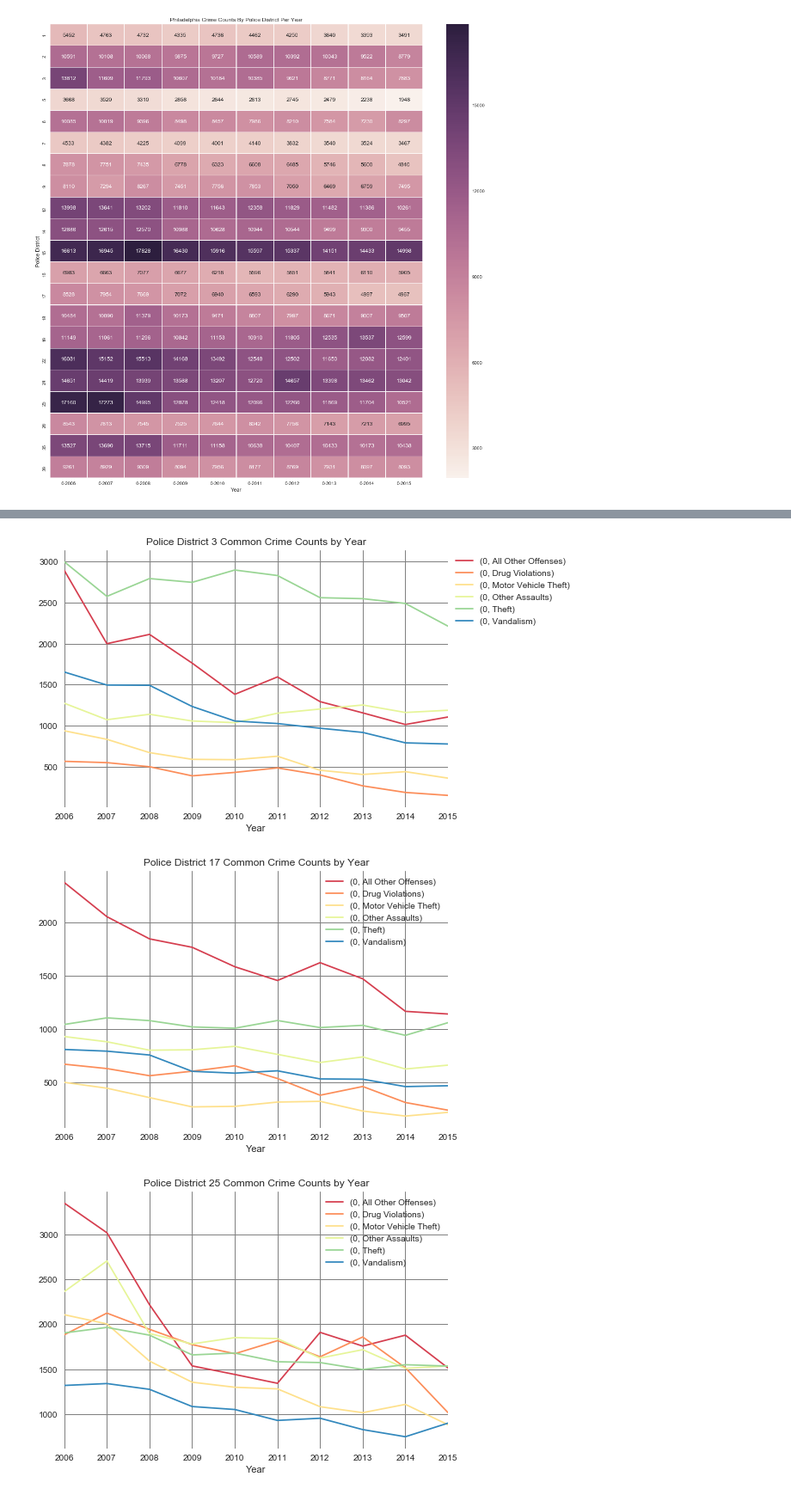
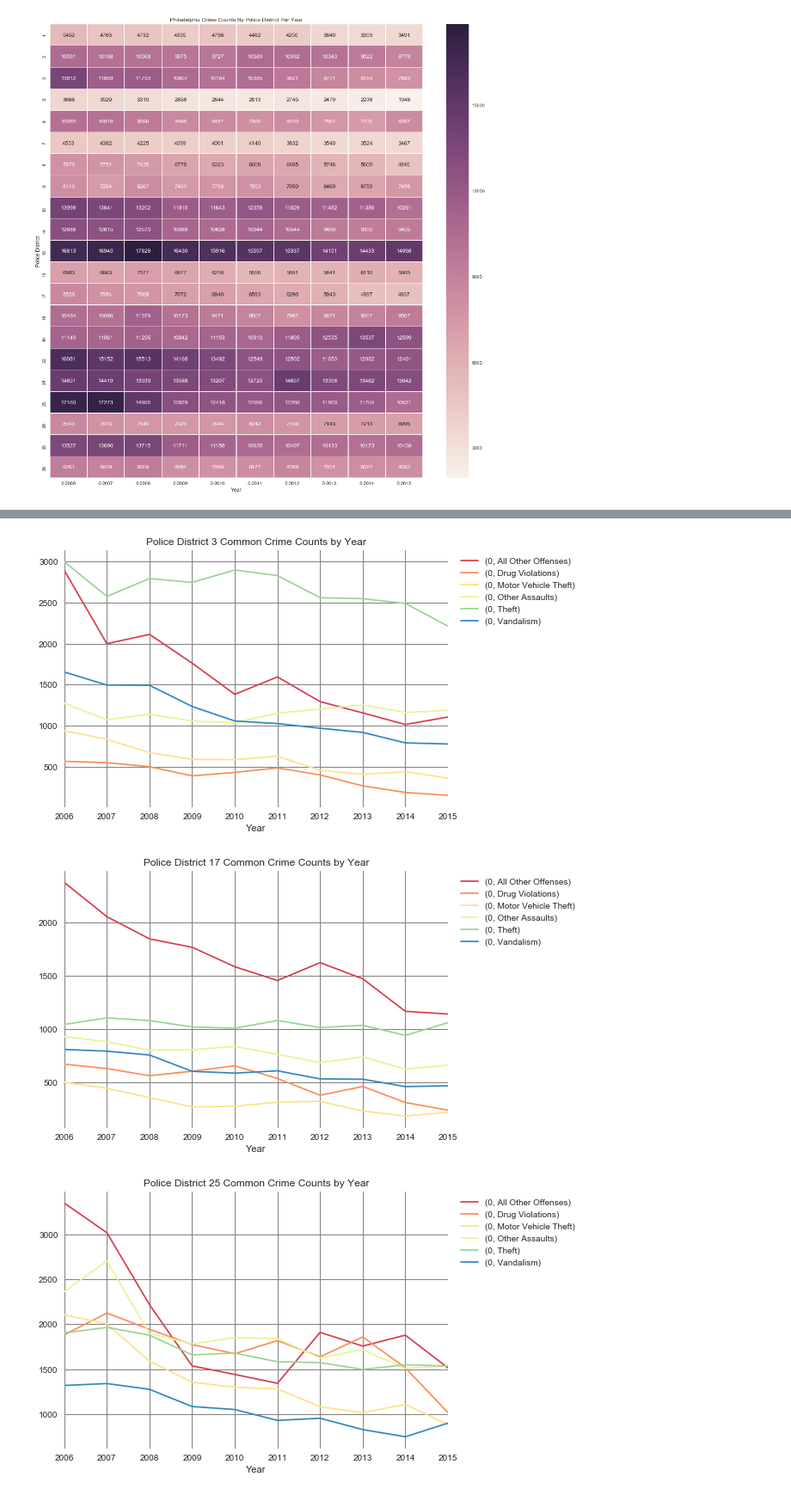
Before and after one commit to William-McKee/philadelphia_crime_data, a Jupyter notebook: Philadelphia_Crime_Data.ipynb, the cells around one changed output, grey strips where cells are left out. Shown at 86% size. Cells and saved outputs as stored; diff of their text form; code cells hidden in the pictures.

```diff
--- a/Philadelphia_Crime_Data.ipynb
+++ b/Philadelphia_Crime_Data.ipynb
@@ -631,28 +631,28 @@ The 15th district saw 'All Other Offenses' fall through 2011 and then increase a
 # %%
 # Sample districts and common crime types
 police_districts = [3, 17, 25, 15, 19]
 
 common_crime_types = ['Theft', 'Vandalism', 'Motor Vehicle Theft', 'Drug Violations', 'Other Assaults', 'All Other Offenses']
 
 # ColorBrewer color scheme
 line_colors = ['#d53e4f', '#fc8d59', '#fee08b', '#e6f598', '#99d594', '#3288bd']
 
 # Loop through the police districts
 for district in police_districts:
     crime_data_dist = crime_data[crime_data['Dc_Dist'] == district]
     crime_data_dist = crime_data_dist.loc[(crime_data_dist['UCR_General']).isin(common_crime_types)]
     crime_data_dist = crime_data_dist.groupby(['UCR_General', 'Year']).size()
     crime_data_dist = crime_data_dist.apply(int)
     crime_data_dist_df = crime_data_dist.to_frame()
     crime_data_dist_pt = pd.pivot_table(crime_data_dist_df, index=['Year'], columns=['UCR_General'])
 
     ax = crime_data_dist_pt.plot(kind = 'line', title='Police District ' + str(district) + ' Common Crime Counts by Year')
-    ax.legend(bbox_to_anchor=(1.0, 1.0))
+    ax.legend(bbox_to_anchor=(1.35, 1.0))
     ax.patch.set_facecolor('white')
     ax.grid(color='gray')
     plt.rcParams["axes.prop_cycle"] = plt.cycler('color', line_colors)
     plt.show()
 # %% [output]
-[figure, old version]
+[figure, new version]
-[figure, old version]
+[figure, new version]
-[figure, old version]
+[figure, new version]
```
Also changed, not shown: parts of 4 cells of this notebook.
